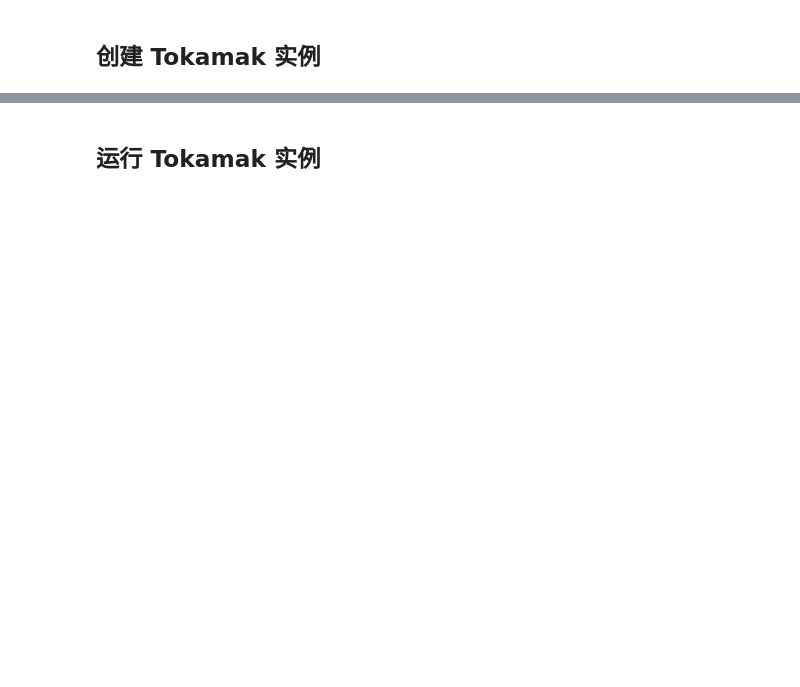
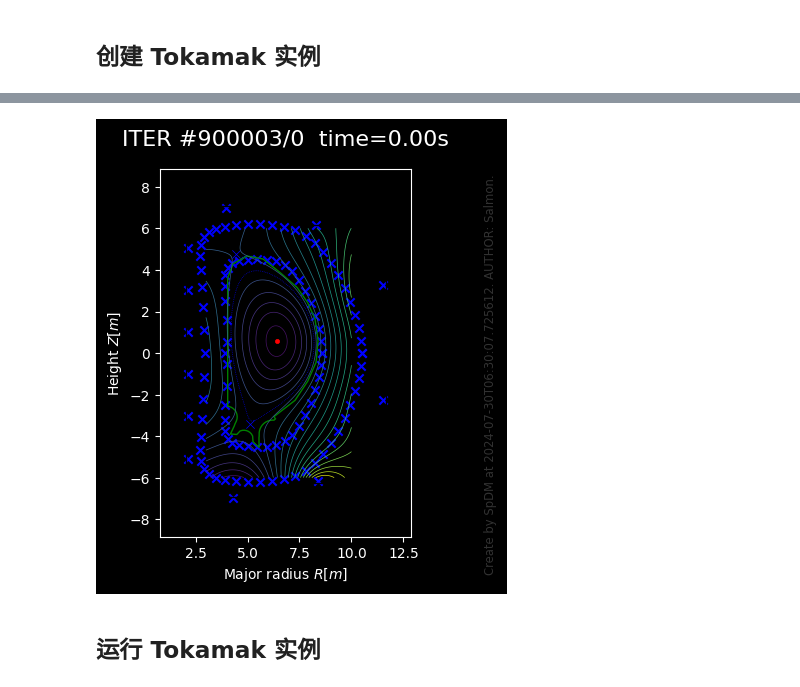
Before and after one commit to fusion-yun/fytok_tutorial, a Jupyter notebook: quick_start/ch4_contexts.ipynb, the cells around one changed output, grey strips where cells are left out. Cells and saved outputs as stored; diff of their text form; code cells hidden in the pictures; blank space fills up the shorter version.

```diff
--- a/quick_start/ch4_contexts.ipynb
+++ b/quick_start/ch4_contexts.ipynb
@@ -151,2 +140,3 @@ TypeError: 'ellipsis' object is not subscriptable
 # %%
-fig = sp_view.display(bdry.outline)
+fig = sp_view.display(tokamak)
+# %% [output]
@@ -153,3 +145,4 @@ fig = sp_view.display(bdry.outline)
+[figure, added]
 # %% [markdown]
 ## 运行 Tokamak 实例
 # %%
```
Also changed, not shown: parts of 8 cells of this notebook, 1 other file.
